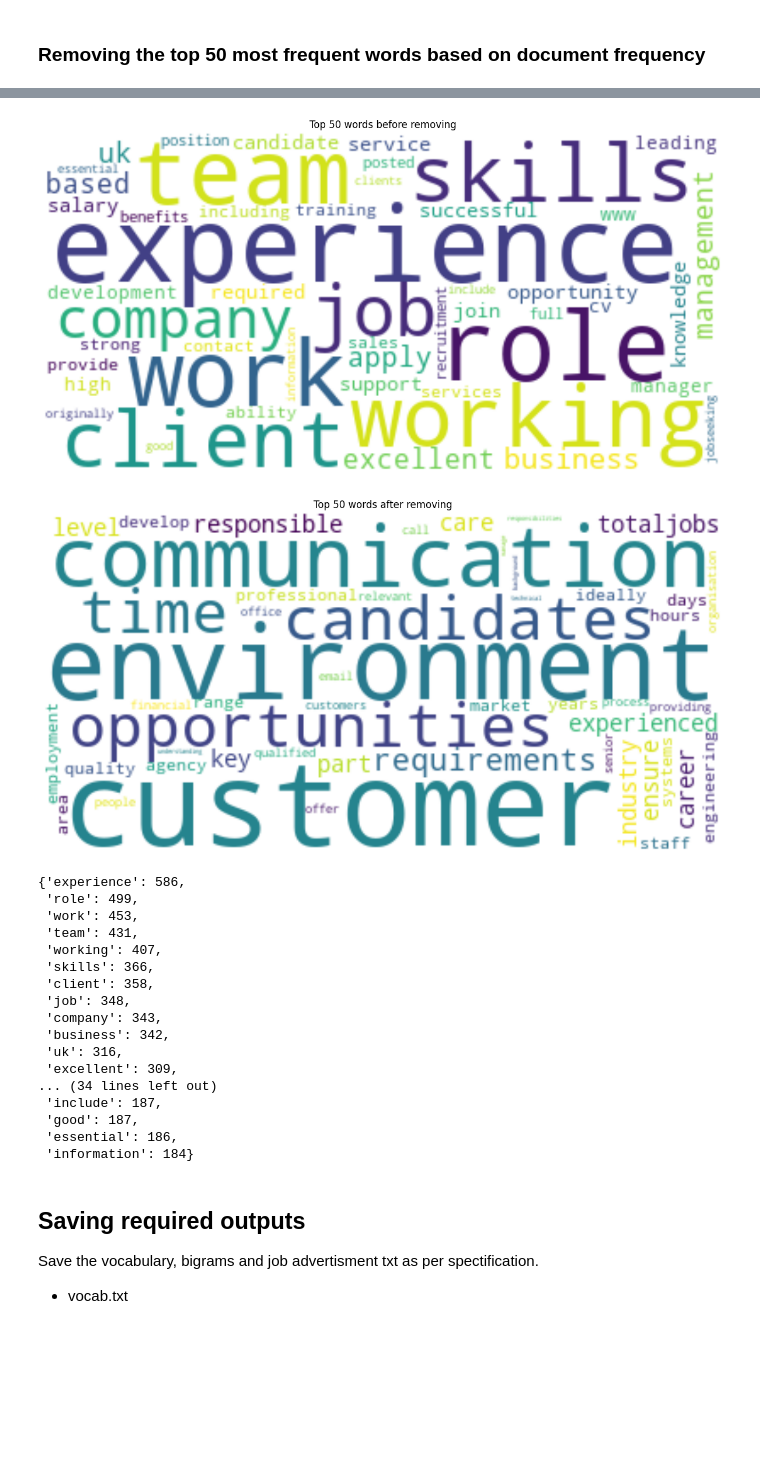
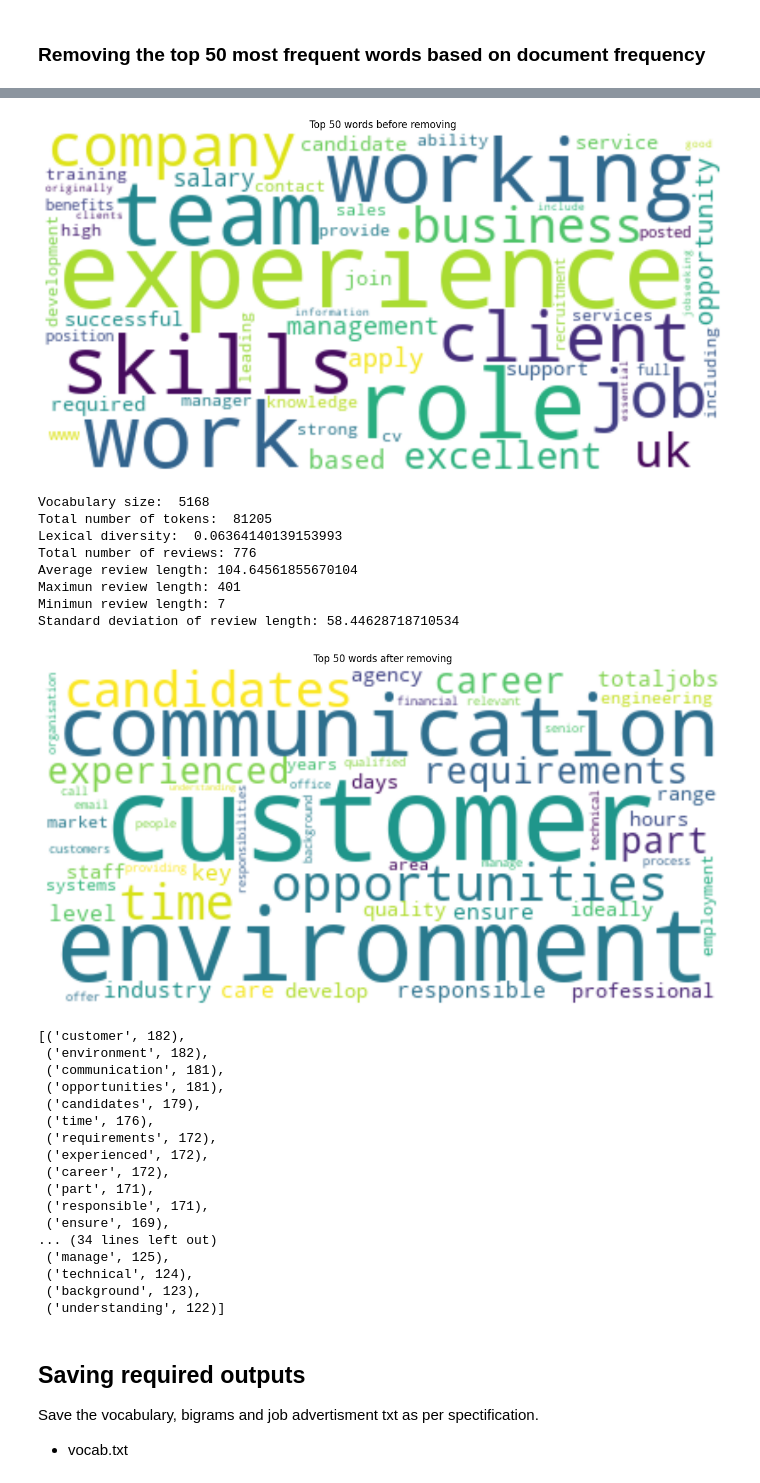
Before and after one commit to ayushpatel2002/jobs-data-NLP, a Jupyter notebook: task1.ipynb, the cells around one changed output, grey strips where cells are left out. Cells and saved outputs as stored; diff of their text form; code cells hidden in the pictures; blank space fills up the shorter version.

```diff
--- a/task1.ipynb
+++ b/task1.ipynb
@@ -339,3 +326,5 @@ The number of words that appear only once in the entire corpus is: 4186
+# %%
+tk_description = [[token for token in description if token not in lessFreqWords] for description in tk_description]
 # %%
 stats_print(tk_description)
 # %% [output]
@@ -352,51 +365,59 @@ Standard deviation of review length: 73.07847897002313
+# %%
+wordcloud = WordCloud(width = 400, height = 200, background_color ='white').generate_from_frequencies(top_50_freq_words_dict)
+# Plot the word cloud
+plt.figure(figsize=(15,8))
+plt.imshow(wordcloud, interpolation='bilinear')
+plt.axis('off')
+plt.title("Top 50 words before removing")
+plt.show()
+# %% [output]
+[figure, added]
+# %%
+tk_description = [[token for token in description if token not in top_50_freq_words_dict] for description in tk_description]
+# %%
+stats_print(tk_description)
+# %% [output]
+Vocabulary size:  5168
+Total number of tokens:  81205
+Lexical diversity:  0.06364140139153993
+Total number of reviews: 776
+Average review length: 104.64561855670104
+Maximun review length: 401
+Minimun review length: 7
+Standard deviation of review length: 58.44628718710534
 # %%
-mostFreqWords = list(chain.from_iterable([set(desc) for desc in tk_description]))
-doc_fd = FreqDist(mostFreqWords)  # compute document frequency for each unique word/type
-top_50_freq_words = doc_fd.most_common(50)
-top_50_freq_words_dict = dict(top_50_freq_words)
-
-wordcloud = WordCloud(width = 400, height = 200, background_color ='white').generate_from_frequencies(top_50_freq_words_dict)
-# Plot the word cloud
-plt.figure(figsize=(15,8))
-plt.imshow(wordcloud, interpolation='bilinear')
-plt.axis('off')
-plt.title("Top 50 words before removing")
-plt.show()
-
-tk_description = [[token for token in desc if token not in top_50_freq_words_dict.keys()] for desc in tk_description]
 
 mostFreqWordsUpdated = list(chain.from_iterable([set(desc) for desc in tk_description]))
 doc_fd = FreqDist(mostFreqWordsUpdated)  # compute document frequency for each unique word/type
 top_50_freq_words_updated = doc_fd.most_common(50)
 top_50_freq_words_updated_dict = dict(top_50_freq_words_updated)
 
 wordcloud = WordCloud(width = 400, height = 200, background_color ='white').generate_from_frequencies(top_50_freq_words_updated_dict)
 plt.figure(figsize=(15,8))
 plt.imshow(wordcloud, interpolation='bilinear')
 plt.axis('off')
 plt.title("Top 50 words after removing")
 plt.show()
-(top_50_freq_words_dict)
+(top_50_freq_words_updated)
 # %% [output]
-[figure, old version]
+[figure, new version]
-[figure, removed]
-{'experience': 586,
- 'role': 499,
- 'work': 453,
- 'team': 431,
- 'working': 407,
- 'skills': 366,
- 'client': 358,
- 'job': 348,
- 'company': 343,
- 'business': 342,
- 'uk': 316,
- 'excellent': 309,
+[('customer', 182),
+ ('environment', 182),
+ ('communication', 181),
+ ('opportunities', 181),
+ ('candidates', 179),
+ ('time', 176),
+ ('requirements', 172),
+ ('experienced', 172),
+ ('career', 172),
+ ('part', 171),
+ ('responsible', 171),
+ ('ensure', 169),
 ... (34 lines left out)
- 'include': 187,
- 'good': 187,
- 'essential': 186,
- 'information': 184}
+ ('manage', 125),
+ ('technical', 124),
+ ('background', 123),
+ ('understanding', 122)]
 # %% [markdown]
 ## Saving required outputs
 Save the vocabulary, bigrams and job advertisment txt as per spectification.
```
Also changed, not shown: parts of 14 cells of this notebook, 8 other files.
